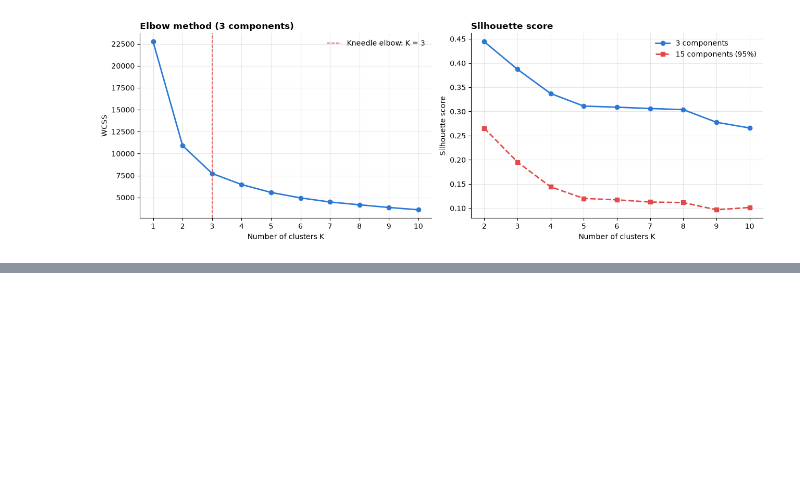
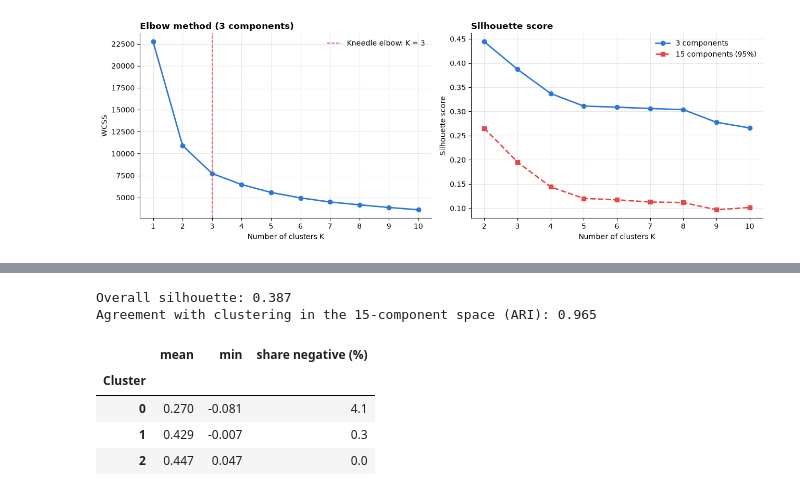
Before and after one commit to nadiagul01/customer-segmentation, a Jupyter notebook: notebooks/customer_segmentation.ipynb, the cells around one changed output, grey strips where cells are left out. Saved outputs shown, nothing was run; the diff lists cells and outputs as text; code cells hidden in the pictures; blank space fills up the shorter version.

```diff
--- a/notebooks/customer_segmentation.ipynb
+++ b/notebooks/customer_segmentation.ipynb
@@ -763,0 +827,22 @@ plt.show()
+# %%
+from sklearn.metrics import adjusted_rand_score, silhouette_samples
+
+sample_sil = silhouette_samples(X_pca3, kmeans.labels_)
+quality = pd.DataFrame({"silhouette": sample_sil, "Cluster": kmeans.labels_}) \
+            .groupby("Cluster")["silhouette"].agg(["mean", "min"]).round(3)
+quality["share negative (%)"] = (pd.Series(sample_sil < 0).groupby(kmeans.labels_).mean() * 100).round(1)
+
+labels_95 = KMeans(n_clusters=FINAL_K, n_init=10, random_state=RANDOM_STATE).fit_predict(X_pca95)
+ari = adjusted_rand_score(kmeans.labels_, labels_95)
+
+print(f"Overall silhouette: {sample_sil.mean():.3f}")
+print(f"Agreement with clustering in the {N_95}-component space (ARI): {ari:.3f}")
+quality
+# %% [output]
+Overall silhouette: 0.387
+Agreement with clustering in the 15-component space (ARI): 0.965
+|  | mean | min | share negative (%) |
+| Cluster |  |  |  |
+| 0 | 0.270 | -0.081 | 4.1 |
+| 1 | 0.429 | -0.007 | 0.3 |
+| 2 | 0.447 | 0.047 | 0.0 |
```
Also changed, not shown: parts of 9 cells of this notebook.
